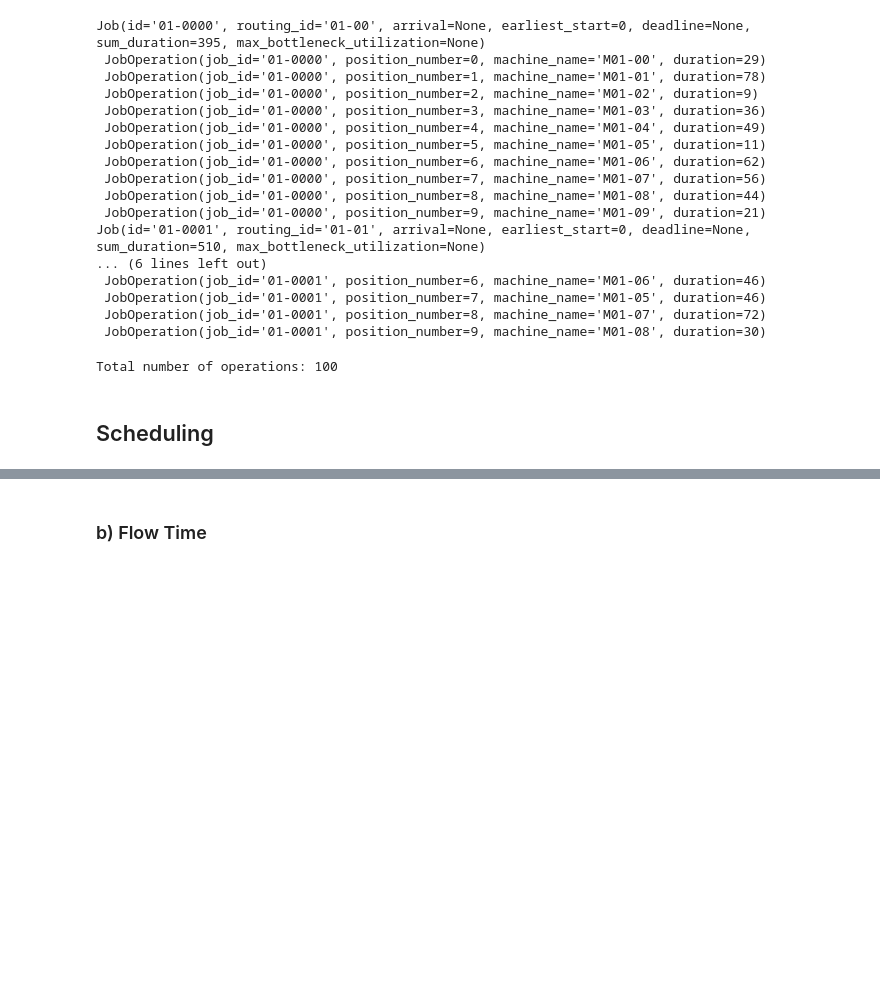
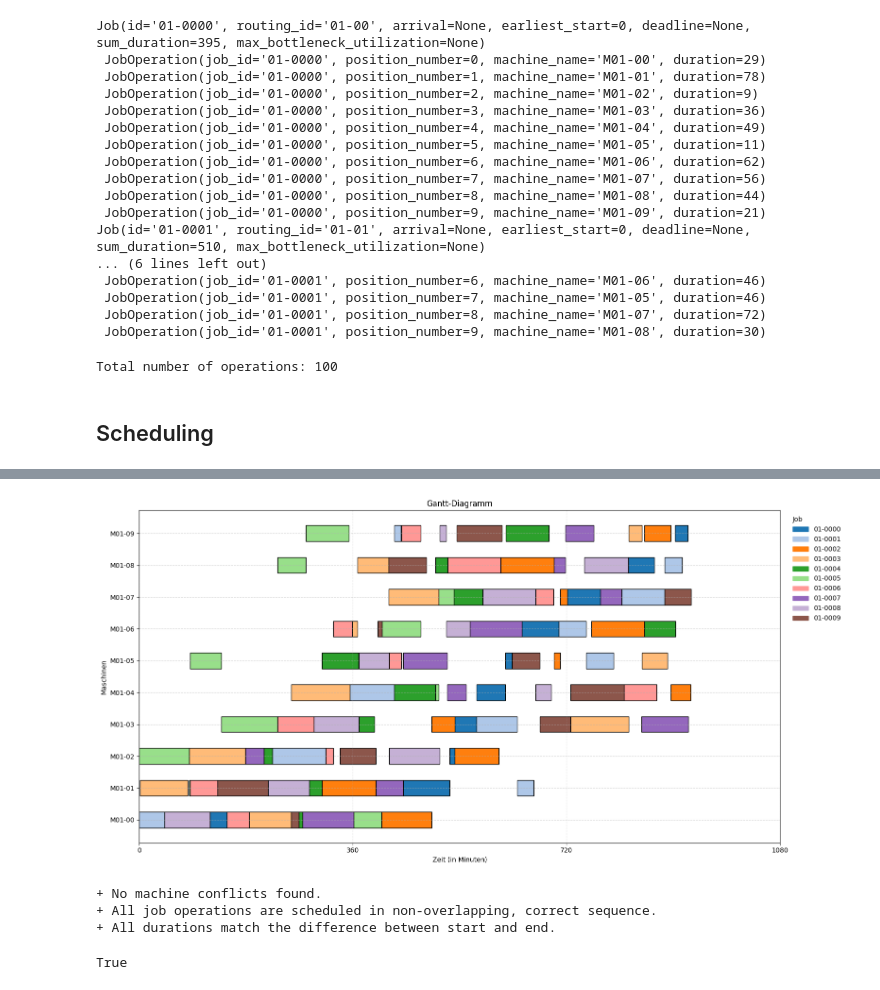
Before and after one commit to konrad-adamski/HTWD_Minimalinvasives_Job-Shop_Scheduling, a Jupyter notebook: notebooks/01_Makespan/01_Google_OR-Tools_Constraint_Programming.ipynb, the cells around one changed output, grey strips where cells are left out. Cells and saved outputs as stored; diff of their text form; code cells hidden in the pictures; blank space fills up the shorter version.

```diff
--- a/notebooks/01_Makespan/01_Google_OR-Tools_Constraint_Programming.ipynb
+++ b/notebooks/01_Makespan/01_Google_OR-Tools_Constraint_Programming.ipynb
@@ -129,0 +81,6 @@ Solver.get_solver_info(
+# %%
+solver = Solver(
+    jobs_collection = jobs_collection,
+    schedule_start= 0
+)
+solver.build_makespan_model()
@@ -129,0 +111,4 @@ Solver.get_solver_info(
+# %%
+schedule_job_collection = solver.get_schedule()
+df_schedule = schedule_job_collection.to_operations_dataframe()
+df_schedule
@@ -130,7 +135,11 @@ Solver.get_solver_info(
 # %%
 gantt.get_plot(df_schedule, perspective="Machine")
 check.check_core_schedule_constraints(df_schedule)
-check.is_start_correct(df_schedule, df_jobs_arrivals)
+# check.is_start_correct(df_schedule, df_jobs_arrivals)
 check.is_duration_correct(df_schedule)
+# %% [output]
+[figure, added]
++ No machine conflicts found.
++ All job operations are scheduled in non-overlapping, correct sequence.
++ All durations match the difference between start and end.
+True
-# %% [markdown]
-### b) Flow Time
```
Also changed, not shown: parts of 16 cells of this notebook, 3 other files.
